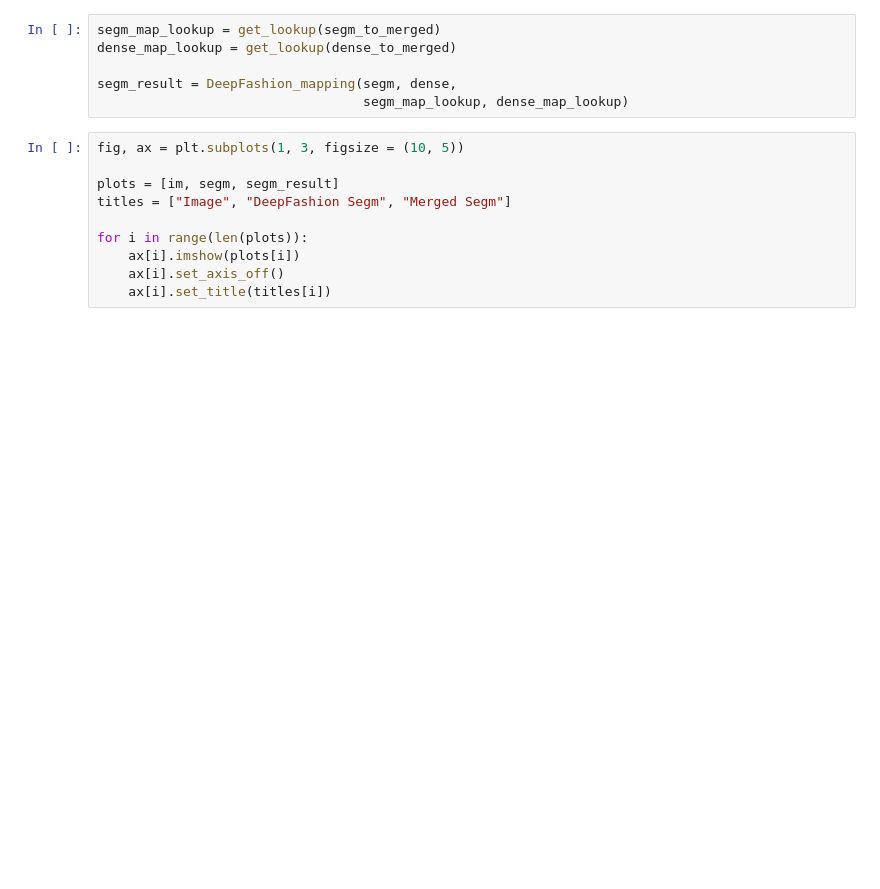
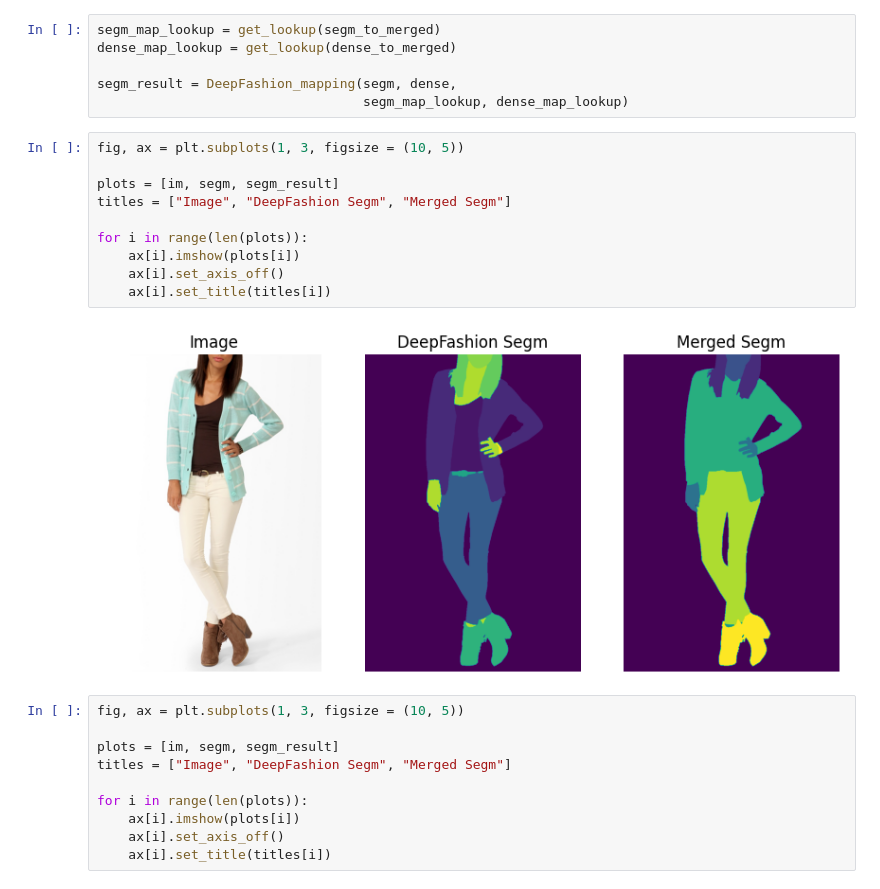
Before and after one commit to JelinR/Self-Correction-Human-Parsing, a Jupyter notebook: DeepFashion_Mapping.ipynb, the cells around one changed output. Cells and saved outputs as stored; diff of their text form; blank space fills up the shorter version.

```diff
--- a/DeepFashion_Mapping.ipynb
+++ b/DeepFashion_Mapping.ipynb
@@ -418,6 +483,18 @@ dense_map_lookup = get_lookup(dense_to_merged)
 
 segm_result = DeepFashion_mapping(segm, dense,
                                   segm_map_lookup, dense_map_lookup)
+# %%
+fig, ax = plt.subplots(1, 3, figsize = (10, 5))
+
+plots = [im, segm, segm_result]
+titles = ["Image", "DeepFashion Segm", "Merged Segm"]
+
+for i in range(len(plots)):
+    ax[i].imshow(plots[i])
+    ax[i].set_axis_off()
+    ax[i].set_title(titles[i])
+# %% [output]
+[figure, added]
 # %%
 fig, ax = plt.subplots(1, 3, figsize = (10, 5))
 
```
Also changed, not shown: parts of 17 cells of this notebook, 1 other file.
